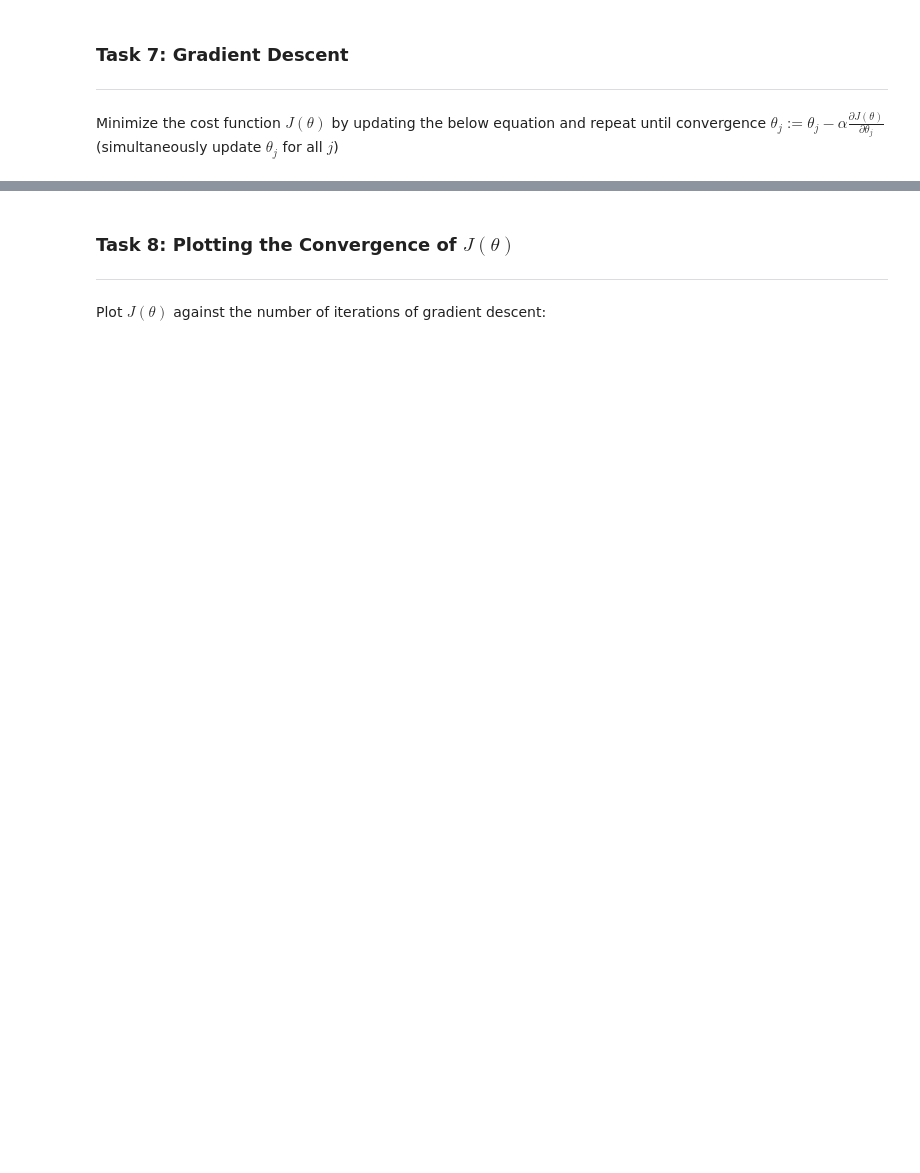
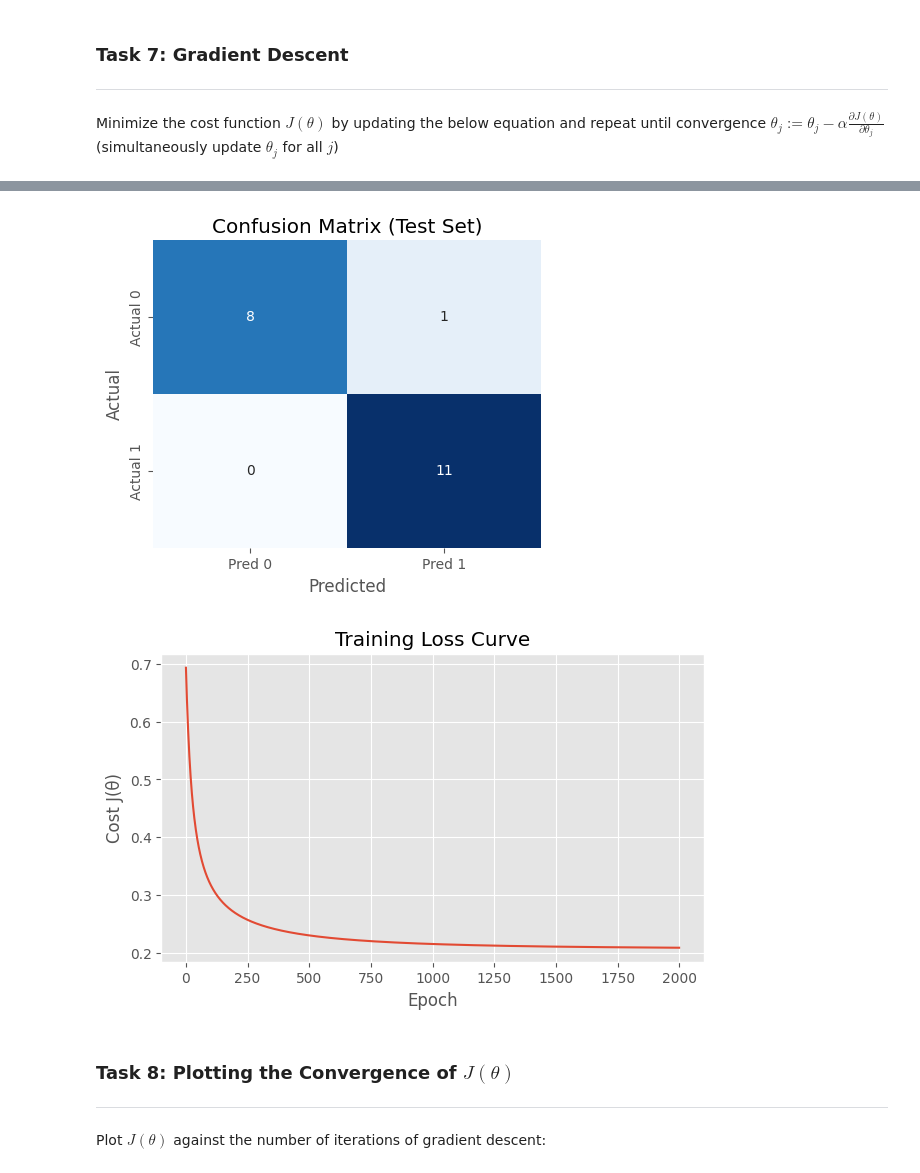
Before and after one commit to rohithuppala-code/ML-AP23110010390, a Jupyter notebook: LAB-4/LAB-4_AP23110010390.ipynb, the cells around one changed output, grey strips where cells are left out. Drawn from its saved outputs; the diff is of its cells as text; code cells hidden in the pictures; blank space fills up the shorter version.

```diff
--- a/LAB-4/LAB-4_AP23110010390.ipynb
+++ b/LAB-4/LAB-4_AP23110010390.ipynb
@@ -83,3 +254,74 @@ $$ \frac{\partial J(\theta)}{\partial \theta_j} = \frac{1}{m} \sum_{i=1}^{m} (h_
 # %% [markdown]
 Minimize the cost function $J(\theta)$ by updating the below equation and repeat until convergence
 $\theta_j := \theta_j - \alpha \frac{\partial J(\theta)}{\partial \theta_j}$ (simultaneously update $\theta_j$ for all $j$)
+# %%
+# ===== Task 7: Gradient Descent with Train/Test Split & Confusion Matrix =====
+
+from sklearn.metrics import confusion_matrix
+import seaborn as sns
+import matplotlib.pyplot as plt
+
+# ---- hyperparameters ----
+lr     = 0.1
+epochs = 2000
+tol    = 1e-6
+
+# ---- prepare X, y ----
+feature_cols = [c for c in data.columns if c != "Results"]
+X = data[feature_cols].to_numpy(dtype=float)
+y = data["Results"].to_numpy().astype(int)
+
+# train/test split (reuse helper if already defined)
+X_train, X_test, y_train, y_test = train_test_split(X, y, test_size=0.2, shuffle=True, seed=42)
+
+# standardize
+X_train, mean_, std_ = standardize(X_train)
+X_test, _, _ = standardize(X_test, mean_, std_)
+
+# ---- initialize ----
+theta = np.zeros(X_train.shape[1] + 1)
+history_loss = []
+prev_J = None
+
+# ---- gradient descent loop ----
+for ep in range(epochs):
+    J, grad = cost_and_grad(theta, X_train, y_train)
+    theta -= lr * grad
+    history_loss.append(J)
+
+    if prev_J is not None and abs(prev_J - J) < tol:
+        print(f"Converged at epoch {ep}, cost={J:.6f}")
+        break
+    prev_J = J
+
+    if ep % 200 == 0 or ep == epochs - 1:
+        print(f"epoch {ep:4d} | cost {J:.6f}")
+
+# ---- evaluation ----
+yhat_train = predict(theta, X_train)
+yhat_test  = predict(theta, X_test)
+
+print("\nFinal θ shape:", theta.shape)
+print(f"Train Accuracy: {accuracy(y_train, yhat_train):.4f}")
+print(f"Test  Accuracy: {accuracy(y_test, yhat_test):.4f}")
+
+# ---- confusion matrix as image ----
+cm = confusion_matrix(y_test, yhat_test)
+plt.figure(figsize=(5,4))
+sns.heatmap(cm, annot=True, fmt="d", cmap="Blues", cbar=False,
+            xticklabels=["Pred 0","Pred 1"],
+            yticklabels=["Actual 0","Actual 1"])
+plt.title("Confusion Matrix (Test Set)")
+plt.ylabel("Actual")
+plt.xlabel("Predicted")
+plt.show()
+
+# ---- loss curve ----
+plt.figure(figsize=(7,4))
+plt.plot(history_loss)
+plt.xlabel("Epoch")
+plt.ylabel("Cost J(θ)")
+plt.title("Training Loss Curve")
+plt.grid(True)
+plt.show()
+# %% [output]
@@ -86,3 +343,5 @@ $\theta_j := \theta_j - \alpha \frac{\partial J(\theta)}{\partial \theta_j}$ (si
+[figure, added]
+[figure, added]
 # %% [markdown]
 ### Task 8: Plotting the Convergence of $J(\theta)$
 ---
```
Also changed, not shown: parts of 10 cells of this notebook.
